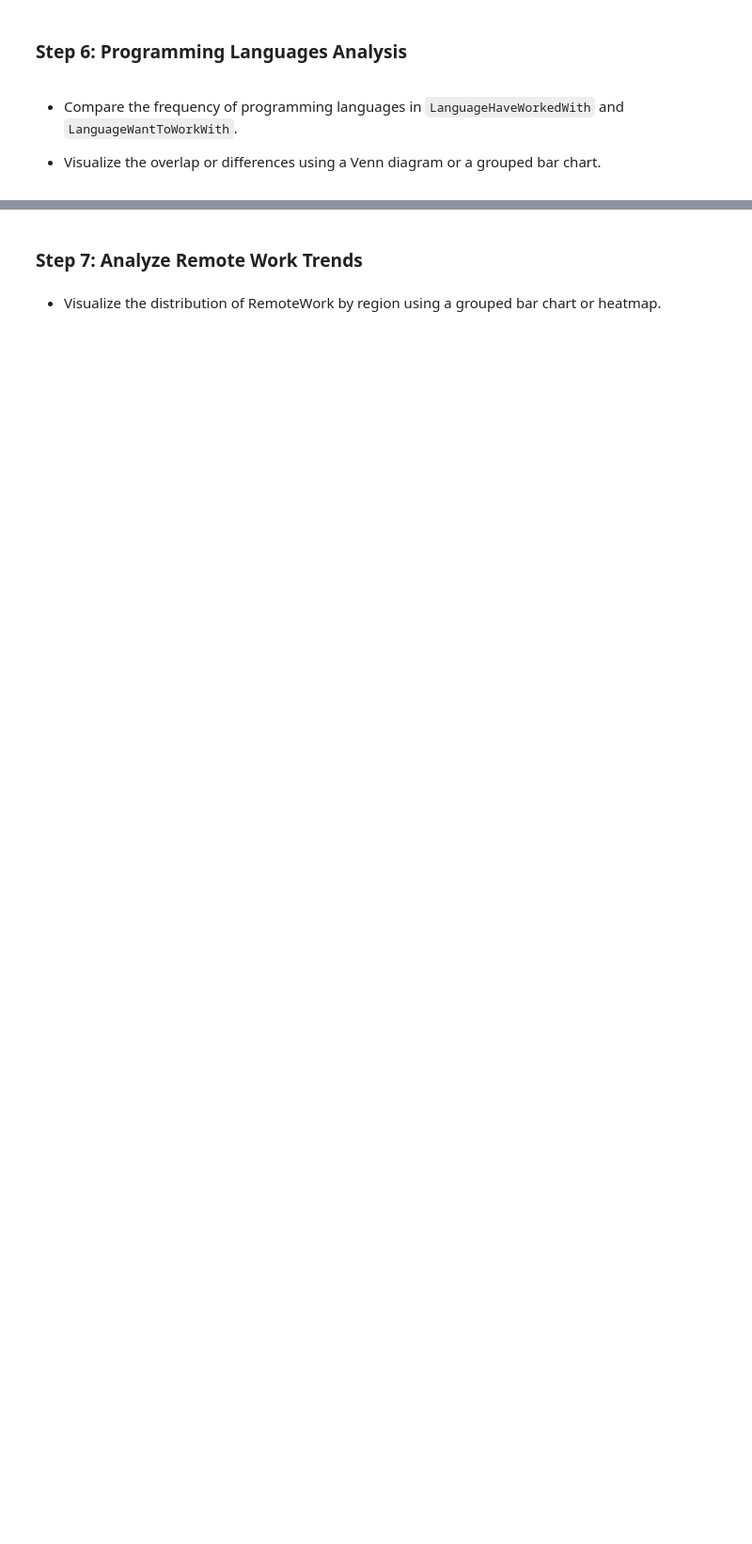
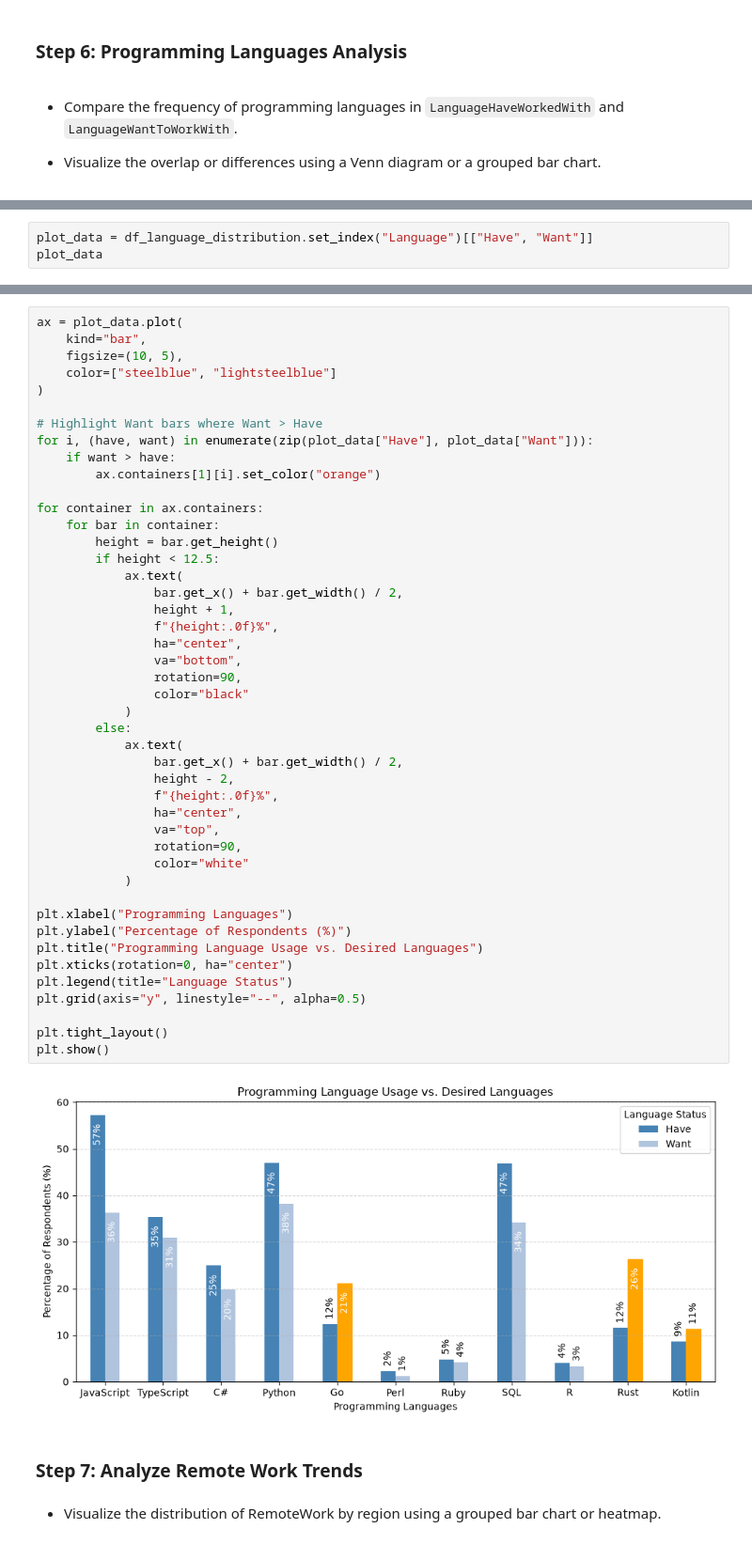
Before and after one commit to lgaoandy/npower-data-analytics-labs, a Jupyter notebook: IBM_Data_Analyst_Professional/C9/Lab13_Finding_How_The_Data_Is_Distributed.ipynb, the cells around one changed output, grey strips where cells are left out. Shown at 94% size. Drawn from its saved outputs; the diff is of its cells as text; blank space fills up the shorter version.

```diff
--- a/IBM_Data_Analyst_Professional/C9/Lab13_Finding_How_The_Data_Is_Distributed.ipynb
+++ b/IBM_Data_Analyst_Professional/C9/Lab13_Finding_How_The_Data_Is_Distributed.ipynb
@@ -252,0 +322,3 @@ want_counts = {}
+# %%
+plot_data = df_language_distribution.set_index("Language")[["Have", "Want"]]
+plot_data
@@ -253,3 +339,50 @@ want_counts = {}
+# %%
+ax = plot_data.plot(
+    kind="bar",
+    figsize=(10, 5),
+    color=["steelblue", "lightsteelblue"]
+)
+
+# Highlight Want bars where Want > Have
+for i, (have, want) in enumerate(zip(plot_data["Have"], plot_data["Want"])):
+    if want > have:
+        ax.containers[1][i].set_color("orange")
+
+for container in ax.containers:
+    for bar in container:
+        height = bar.get_height()
+        if height < 12.5:
+            ax.text(
+                bar.get_x() + bar.get_width() / 2,
+                height + 1,
+                f"{height:.0f}%",
+                ha="center",
+                va="bottom",
+                rotation=90,
+                color="black"
+            )
+        else:
+            ax.text(
+                bar.get_x() + bar.get_width() / 2,
+                height - 2,
+                f"{height:.0f}%",
+                ha="center",
+                va="top",
+                rotation=90,
+                color="white"
+            )
+
+plt.xlabel("Programming Languages")
+plt.ylabel("Percentage of Respondents (%)")
+plt.title("Programming Language Usage vs. Desired Languages")
+plt.xticks(rotation=0, ha="center")
+plt.legend(title="Language Status")
+plt.grid(axis="y", linestyle="--", alpha=0.5)
+
+plt.tight_layout()
+plt.show()
+# %% [output]
+[figure, added]
 # %% [markdown]
 ### Step 7: Analyze Remote Work Trends
 # %% [markdown]
```
Also changed, not shown: parts of 9 cells of this notebook.
